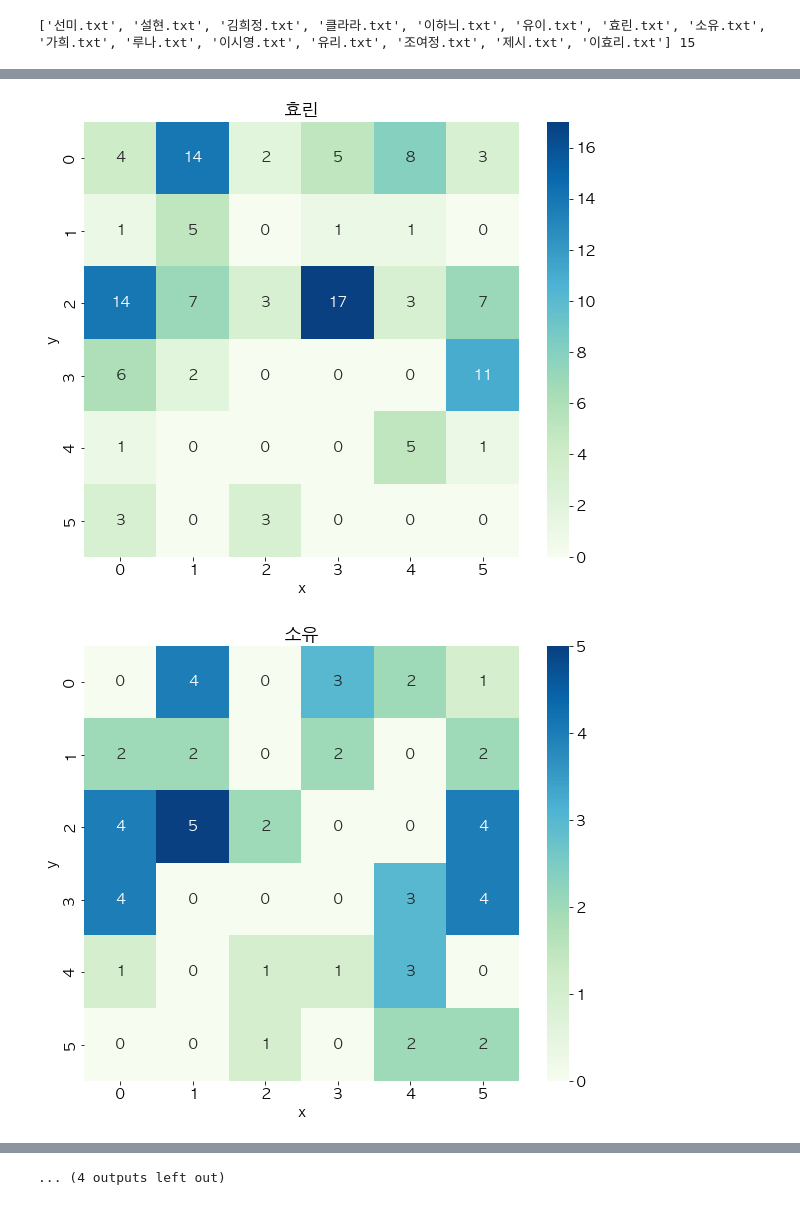
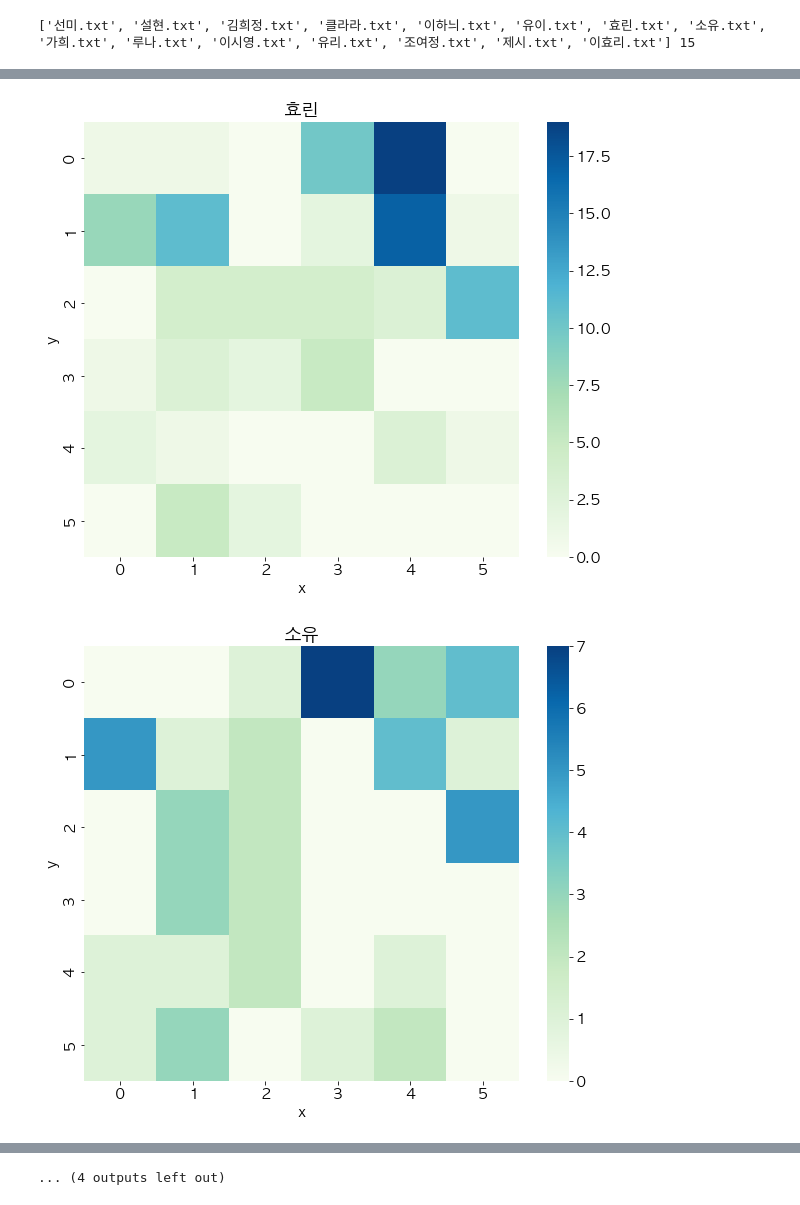
Before and after one commit to hayoiii/Data-Science, a Jupyter notebook: create_heatmaps.ipynb, the cells around one changed output, grey strips where cells are left out. Drawn from its saved outputs; the diff is of its cells as text; code cells hidden in the pictures.

Commit message:
final heatmaps
v2: 수치 없는 버전

```diff
--- a/create_heatmaps.ipynb
+++ b/create_heatmaps.ipynb
@@ -13,7 +13,7 @@ for i in range(1,6):
     y = np.append(y, temp)
 # %%
 # 형용사에 인덱싱한 파일 불러오기
-df = pd.read_csv('./data/test_adjective_index.csv', encoding='utf-8', header=None)
+df = pd.read_csv('./data/heatmaps/celeb_adjectives.csv', encoding='utf-8', header=None)
 df = df.drop(2, axis=1)
 df = df.drop(3, axis=1)
 df = df.dropna(axis=0)
@@ -77,15 +95,15 @@ def create_adj_list(text_file):
 
 
     # 형용사인 품사만 선별해 리스트에 담기 ( 명사도 포함해도 괜찮을듯? 아닌가?)
-    adj_list = []
+    adjs = []
     for sentence1 in sentences_tag:
         for word, tag in sentence1:
             # 형용사인것만 adj_list에 담겠다.
             if tag in ['Adjective']:
-                adj_list.append(word)
+                adjs.append(word)
 
 
-    counts = Counter(adj_list)
+    counts = Counter(adjs)
     return counts
 # %%
 # font 문제
@@ -136,11 +154,11 @@ for star in stars:
     plt.figure(figsize=(10, 8))
     plt.title(star_name)
 
-    hm = sns.heatmap(pivot, cmap='GnBu', annot=True, square=True)
+    hm = sns.heatmap(pivot, cmap='GnBu', annot=False, square=True)
     fig = hm.get_figure()
 
     # 저장 경로 지정
-    fig.savefig('./data/heatmaps/test_'+star_name)
+    fig.savefig('./data/heatmaps/heatmap_v2_'+star_name)
 # %% [output]
 선미.txt
 설현.txt
@@ -166,2 +184,2 @@ for star in stars:
-[figure, old version]
+[figure, new version]
-[figure, old version]
+[figure, new version]
```
Also changed, not shown: parts of 4 cells of this notebook, 48 other files.
